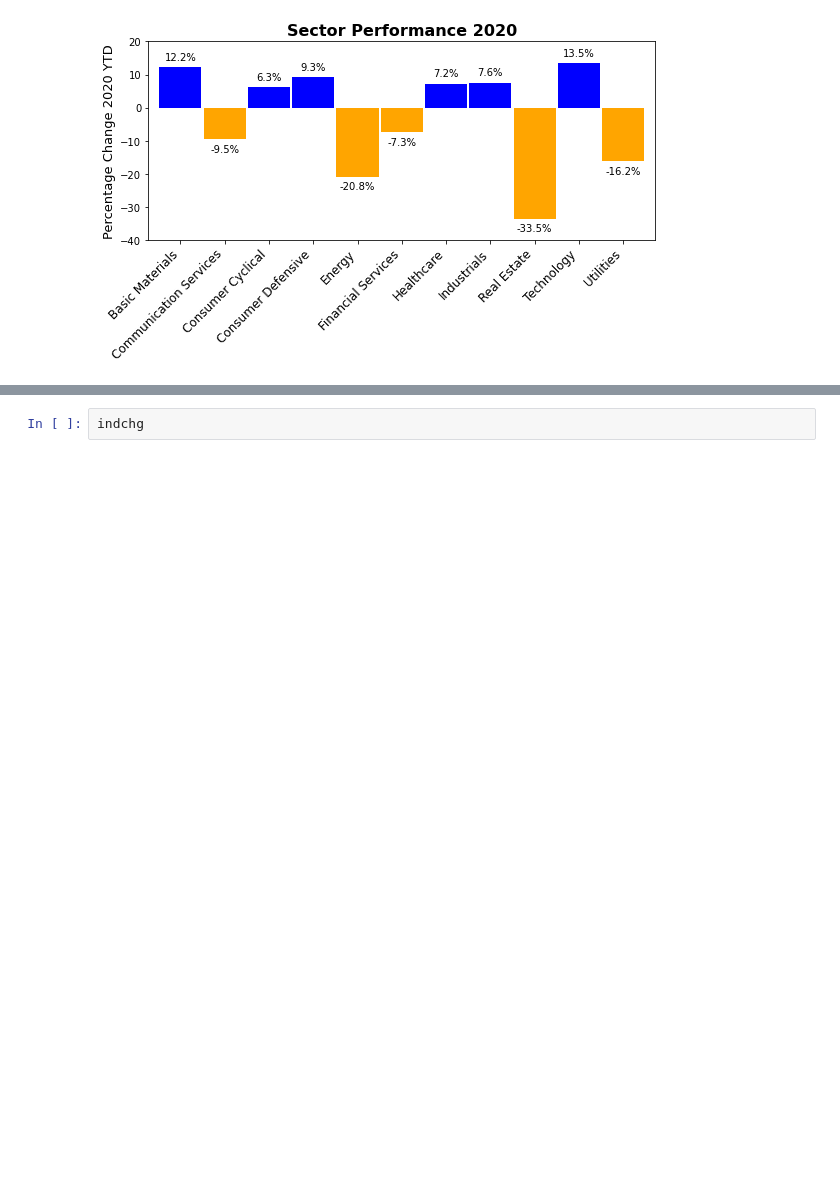
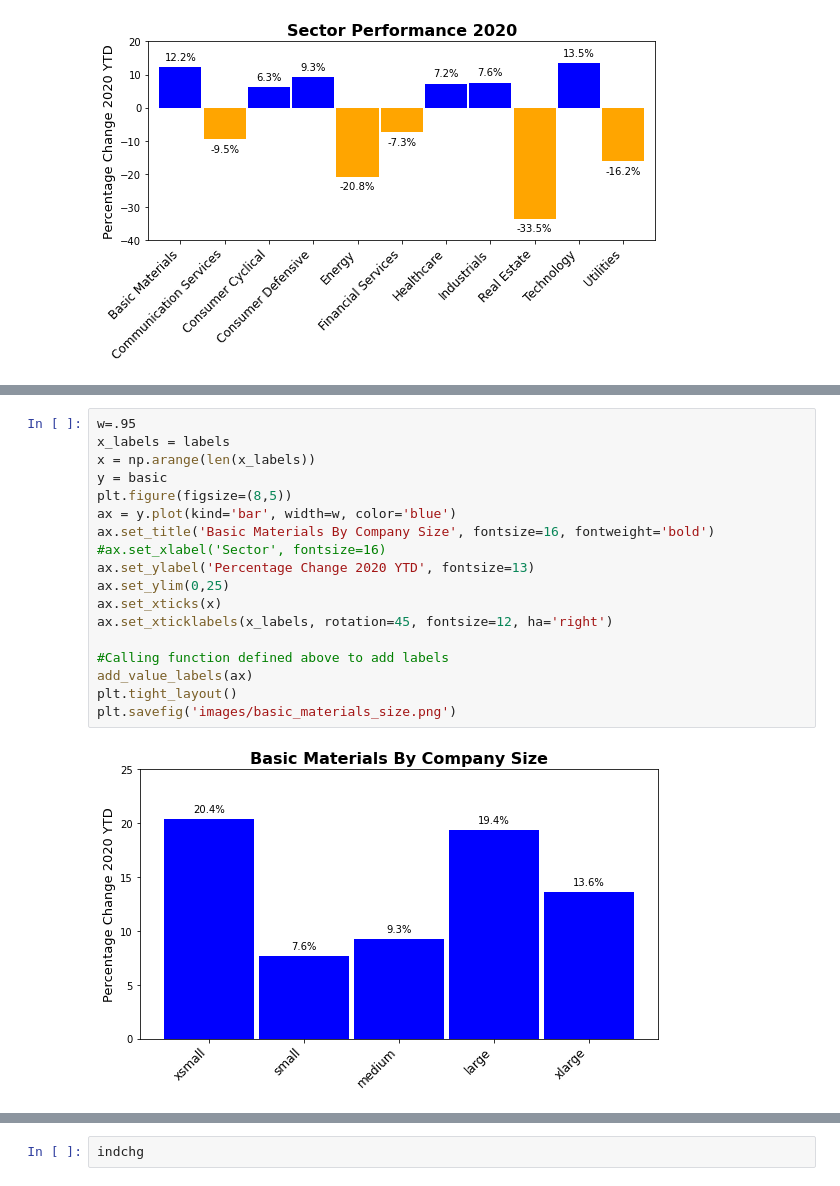
Before and after one commit to andresALLDAY/Project1, a Jupyter notebook: industry_plots.ipynb, the cells around one changed output, grey strips where cells are left out. Saved outputs shown, nothing was run; the diff lists cells and outputs as text; blank space fills up the shorter version.

```diff
--- a/industry_plots.ipynb
+++ b/industry_plots.ipynb
@@ -106,0 +175,20 @@ plt.savefig('images/industry_performance_w_labels.png')
+# %%
+w=.95
+x_labels = labels
+x = np.arange(len(x_labels))
+y = basic
+plt.figure(figsize=(8,5))
+ax = y.plot(kind='bar', width=w, color='blue')
+ax.set_title('Basic Materials By Company Size', fontsize=16, fontweight='bold')
+#ax.set_xlabel('Sector', fontsize=16)
+ax.set_ylabel('Percentage Change 2020 YTD', fontsize=13)
+ax.set_ylim(0,25)
+ax.set_xticks(x)
+ax.set_xticklabels(x_labels, rotation=45, fontsize=12, ha='right')
+
+#Calling function defined above to add labels
+add_value_labels(ax)
+plt.tight_layout()
+plt.savefig('images/basic_materials_size.png')
+# %% [output]
+[figure, added]
```
Also changed, not shown: parts of 11 cells of this notebook, 7 other files.
